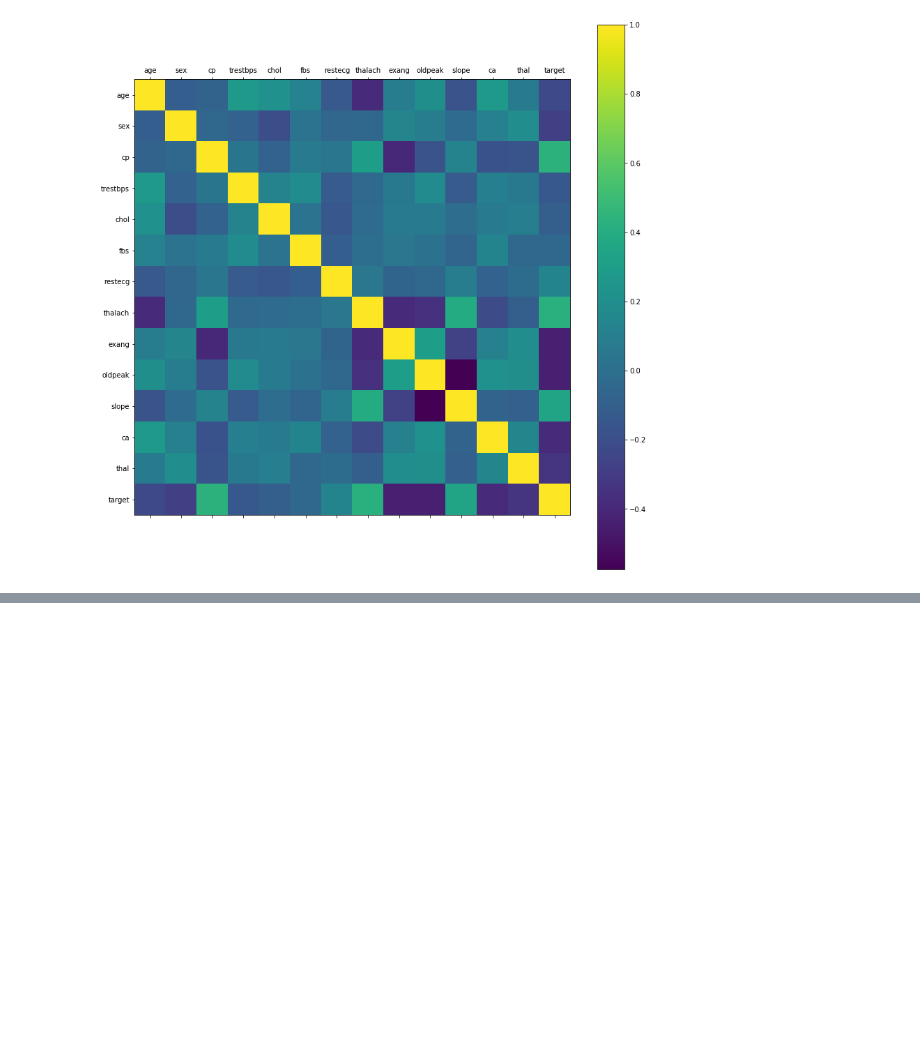
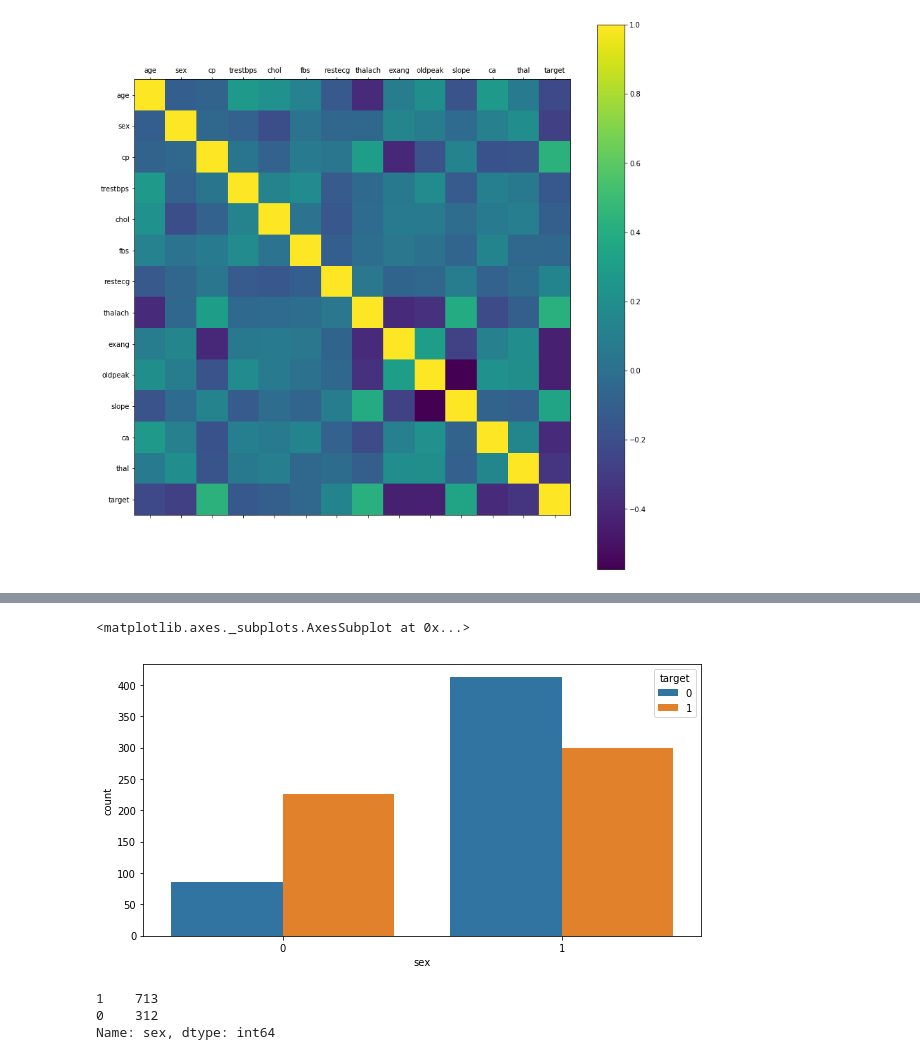
Before and after one commit to haishan-shi/A1, a Jupyter notebook: A2_Practical_Machine_Learning_Project.ipynb, the cells around one changed output, grey strips where cells are left out. Drawn from its saved outputs; the diff is of its cells as text; code cells hidden in the pictures; blank space fills up the shorter version.

```diff
--- a/A2_Practical_Machine_Learning_Project.ipynb
+++ b/A2_Practical_Machine_Learning_Project.ipynb
@@ -95,3 +109,15 @@ draw_histograms(heart,heart.columns,6,3)
+# %%
+rcParams['figure.figsize'] = 10,5
+sn.countplot(x='sex',hue='target',data=heart)
+# %% [output]
+<matplotlib.axes._subplots.AxesSubplot at 0x...>
+[figure, added]
+# %%
+heart.sex.value_counts()
+# %% [output]
+1    713
+0    312
+Name: sex, dtype: int64
 # %%
 heart.target.value_counts()
 # %% [output]
```
Also changed, not shown: parts of 33 cells of this notebook.
